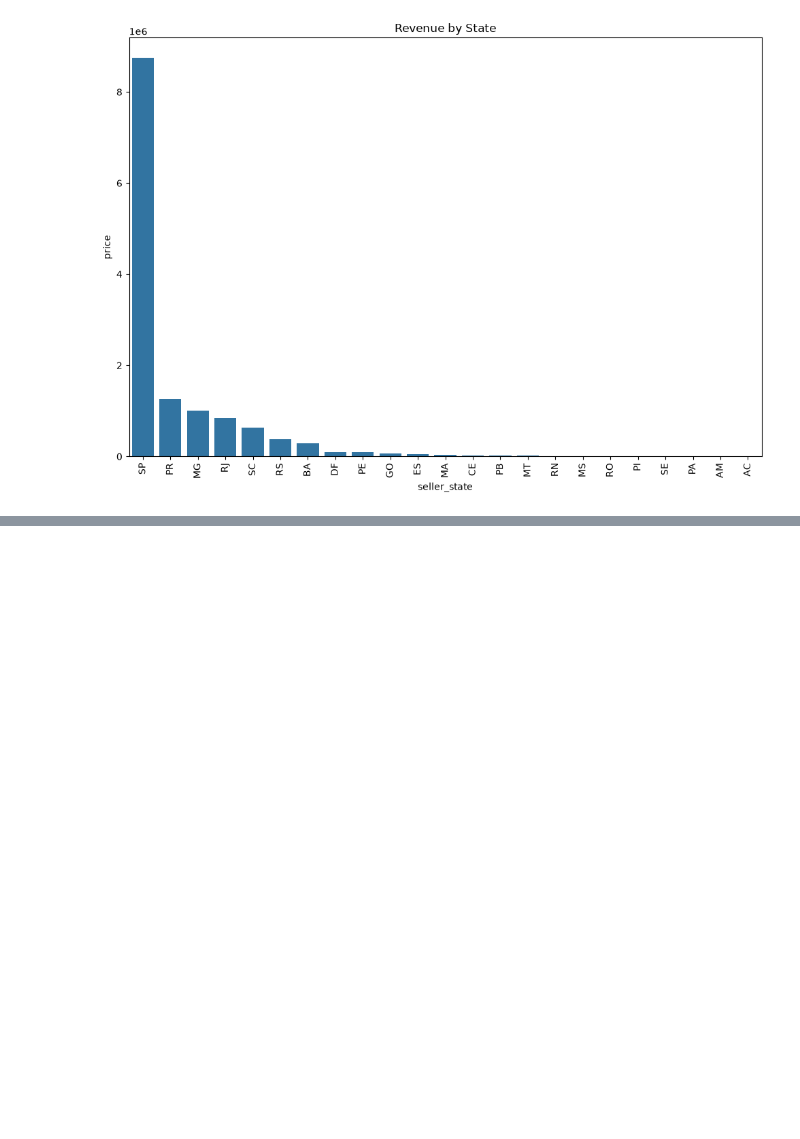
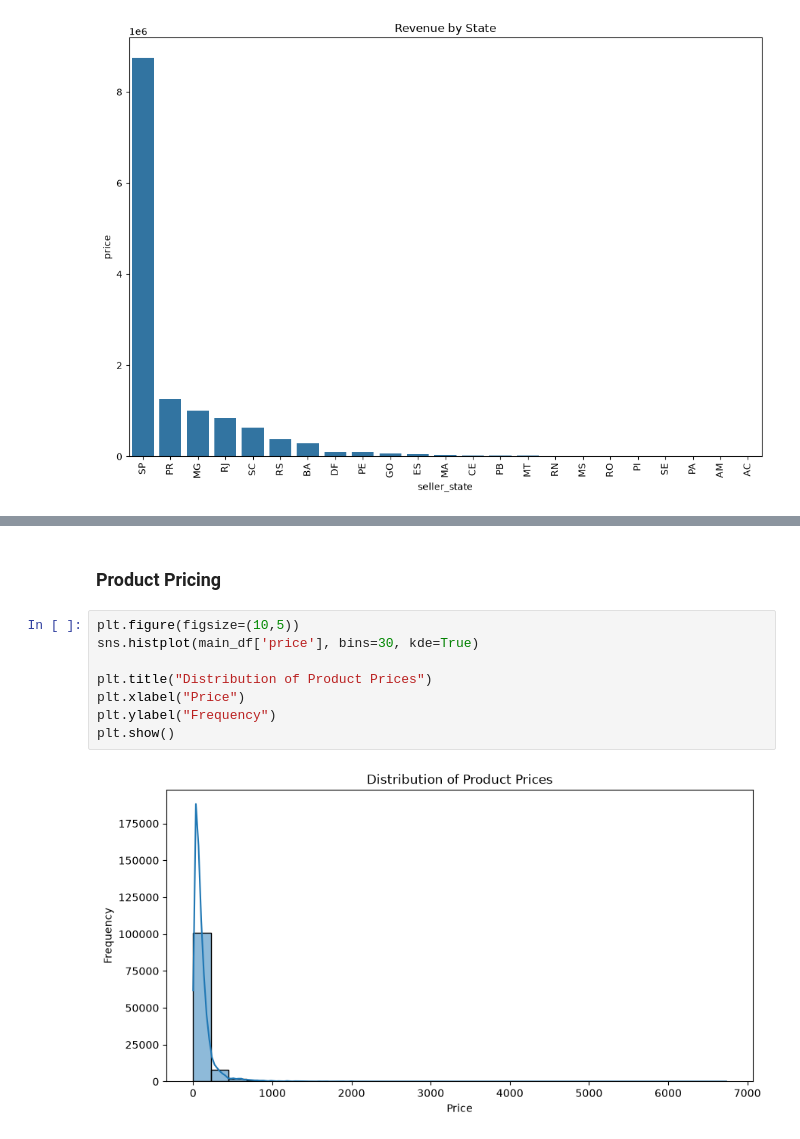
Before and after one commit to RISH-VERSION/Brazilian_E-Commerce_Olist_Data_Analytics_project, a Jupyter notebook: notebooks/ExploratoryDataAnalysis.ipynb, the cells around one changed output, grey strips where cells are left out. Cells and saved outputs as stored; diff of their text form; blank space fills up the shorter version.

```diff
--- a/notebooks/ExploratoryDataAnalysis.ipynb
+++ b/notebooks/ExploratoryDataAnalysis.ipynb
@@ -140,0 +193,12 @@ main_df.groupby('order_id')[['price', 'freight_value']].sum()
+# %% [markdown]
+### Product Pricing
+# %%
+plt.figure(figsize=(10,5))
+sns.histplot(main_df['price'], bins=30, kde=True)
+
+plt.title("Distribution of Product Prices")
+plt.xlabel("Price")
+plt.ylabel("Frequency")
+plt.show()
+# %% [output]
+[figure, added]
```
Also changed, not shown: parts of 27 cells of this notebook, 3 other files.
